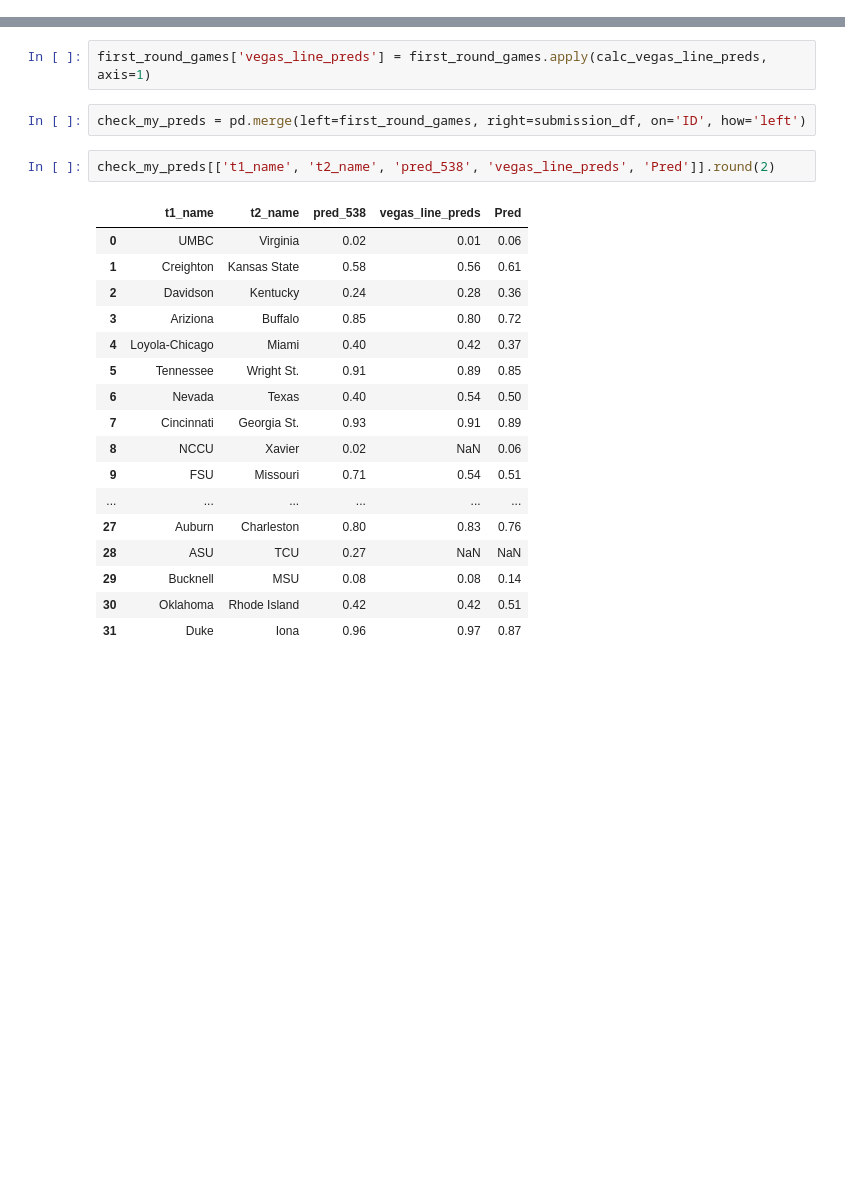
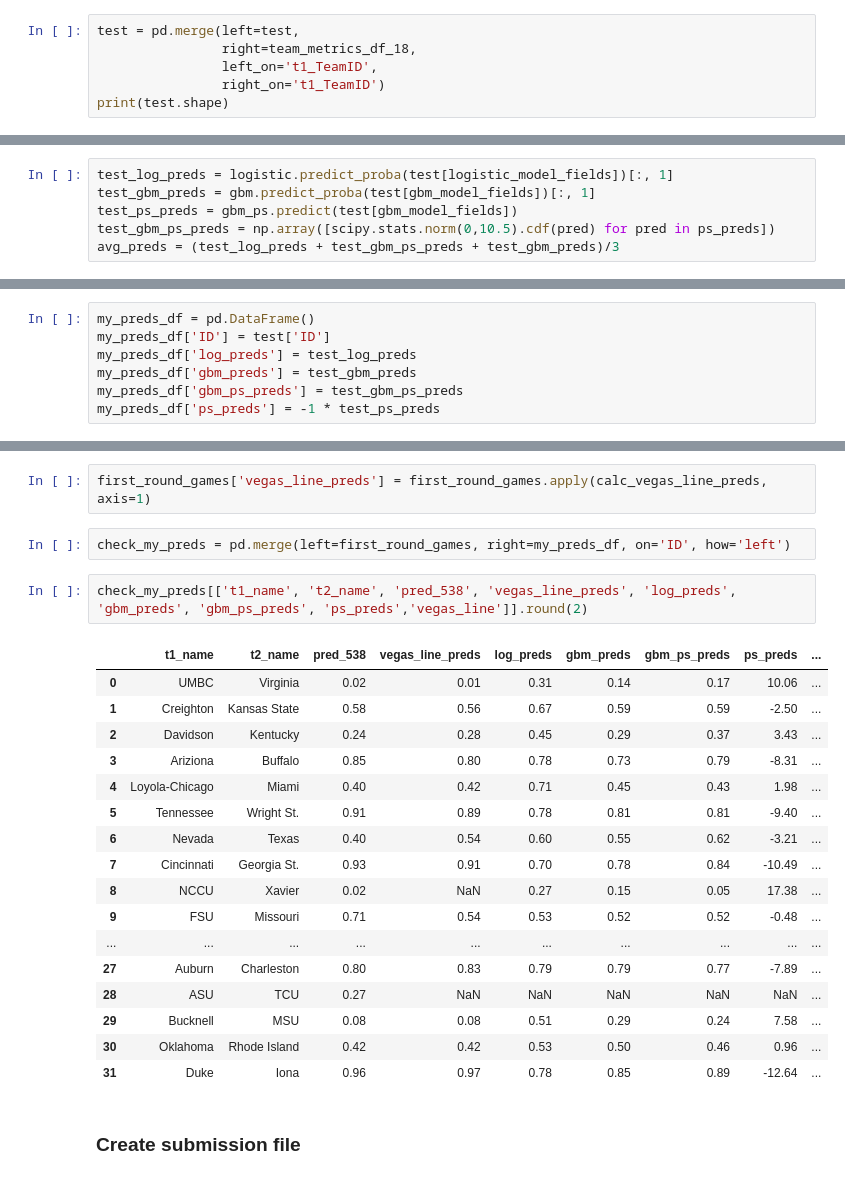
Before and after one commit to jeremypmobley/cbb_data, a Jupyter notebook: Python/cbb_kaggle_2018.ipynb, the cells around one changed output, grey strips where cells are left out. Cells and saved outputs as stored; diff of their text form; blank space fills up the shorter version.

```diff
--- a/Python/cbb_kaggle_2018.ipynb
+++ b/Python/cbb_kaggle_2018.ipynb
@@ -576,0 +597,6 @@ test['t1_Loc_N'] = 1
+# %%
+test = pd.merge(left=test,
+                right=team_metrics_df_18,
+                left_on='t1_TeamID',
+                right_on='t1_TeamID')
+print(test.shape)
@@ -607 +617,7 @@ submission_df.head()
+# %%
+test_log_preds = logistic.predict_proba(test[logistic_model_fields])[:, 1]
+test_gbm_preds = gbm.predict_proba(test[gbm_model_fields])[:, 1]
+test_ps_preds = gbm_ps.predict(test[gbm_model_fields])
+test_gbm_ps_preds = np.array([scipy.stats.norm(0,10.5).cdf(pred) for pred in ps_preds])
+avg_preds = (test_log_preds + test_gbm_ps_preds + test_gbm_preds)/3
 # %% [markdown]
@@ -609,3 +625,10 @@ submission_df.head()
+# %%
+my_preds_df = pd.DataFrame()
+my_preds_df['ID'] = test['ID']
+my_preds_df['log_preds'] = test_log_preds
+my_preds_df['gbm_preds'] = test_gbm_preds
+my_preds_df['gbm_ps_preds'] = test_gbm_ps_preds
+my_preds_df['ps_preds'] = -1 * test_ps_preds
 # %%
 first_round_games = read_in_file_to_df("first_round_games")
 # %% [output]
@@ -619,24 +642,26 @@ def calc_vegas_line_preds(row):
 # %%
 first_round_games['vegas_line_preds'] = first_round_games.apply(calc_vegas_line_preds, axis=1)
 # %%
-check_my_preds = pd.merge(left=first_round_games, right=submission_df, on='ID', how='left')
+check_my_preds = pd.merge(left=first_round_games, right=my_preds_df, on='ID', how='left')
 # %%
-check_my_preds[['t1_name', 't2_name', 'pred_538', 'vegas_line_preds', 'Pred']].round(2)
+check_my_preds[['t1_name', 't2_name', 'pred_538', 'vegas_line_preds', 'log_preds', 'gbm_preds', 'gbm_ps_preds', 'ps_preds','vegas_line']].round(2)
 # %% [output]
-|  | t1_name | t2_name | pred_538 | vegas_line_preds | Pred |
-| 0 | UMBC | Virginia | 0.02 | 0.01 | 0.06 |
-| 1 | Creighton | Kansas State | 0.58 | 0.56 | 0.61 |
-| 2 | Davidson | Kentucky | 0.24 | 0.28 | 0.36 |
-| 3 | Ariziona | Buffalo | 0.85 | 0.80 | 0.72 |
-| 4 | Loyola-Chicago | Miami | 0.40 | 0.42 | 0.37 |
-| 5 | Tennessee | Wright St. | 0.91 | 0.89 | 0.85 |
-| 6 | Nevada | Texas | 0.40 | 0.54 | 0.50 |
-| 7 | Cincinnati | Georgia St. | 0.93 | 0.91 | 0.89 |
-| 8 | NCCU | Xavier | 0.02 | NaN | 0.06 |
-| 9 | FSU | Missouri | 0.71 | 0.54 | 0.51 |
-| ... | ... | ... | ... | ... | ... |
-| 27 | Auburn | Charleston | 0.80 | 0.83 | 0.76 |
-| 28 | ASU | TCU | 0.27 | NaN | NaN |
-| 29 | Bucknell | MSU | 0.08 | 0.08 | 0.14 |
-| 30 | Oklahoma | Rhode Island | 0.42 | 0.42 | 0.51 |
-| 31 | Duke | Iona | 0.96 | 0.97 | 0.87 |
+|  | t1_name | t2_name | pred_538 | vegas_line_preds | log_preds | gbm_preds | gbm_ps_preds | ps_preds | ... |
+| 0 | UMBC | Virginia | 0.02 | 0.01 | 0.31 | 0.14 | 0.17 | 10.06 | ... |
+| 1 | Creighton | Kansas State | 0.58 | 0.56 | 0.67 | 0.59 | 0.59 | -2.50 | ... |
+| 2 | Davidson | Kentucky | 0.24 | 0.28 | 0.45 | 0.29 | 0.37 | 3.43 | ... |
+| 3 | Ariziona | Buffalo | 0.85 | 0.80 | 0.78 | 0.73 | 0.79 | -8.31 | ... |
+| 4 | Loyola-Chicago | Miami | 0.40 | 0.42 | 0.71 | 0.45 | 0.43 | 1.98 | ... |
+| 5 | Tennessee | Wright St. | 0.91 | 0.89 | 0.78 | 0.81 | 0.81 | -9.40 | ... |
+| 6 | Nevada | Texas | 0.40 | 0.54 | 0.60 | 0.55 | 0.62 | -3.21 | ... |
+| 7 | Cincinnati | Georgia St. | 0.93 | 0.91 | 0.70 | 0.78 | 0.84 | -10.49 | ... |
+| 8 | NCCU | Xavier | 0.02 | NaN | 0.27 | 0.15 | 0.05 | 17.38 | ... |
+| 9 | FSU | Missouri | 0.71 | 0.54 | 0.53 | 0.52 | 0.52 | -0.48 | ... |
+| ... | ... | ... | ... | ... | ... | ... | ... | ... | ... |
+| 27 | Auburn | Charleston | 0.80 | 0.83 | 0.79 | 0.79 | 0.77 | -7.89 | ... |
+| 28 | ASU | TCU | 0.27 | NaN | NaN | NaN | NaN | NaN | ... |
+| 29 | Bucknell | MSU | 0.08 | 0.08 | 0.51 | 0.29 | 0.24 | 7.58 | ... |
+| 30 | Oklahoma | Rhode Island | 0.42 | 0.42 | 0.53 | 0.50 | 0.46 | 0.96 | ... |
+| 31 | Duke | Iona | 0.96 | 0.97 | 0.78 | 0.85 | 0.89 | -12.64 | ... |
+# %% [markdown]
+### Create submission file
```
Also changed, not shown: parts of 57 cells of this notebook, 1 other file.
